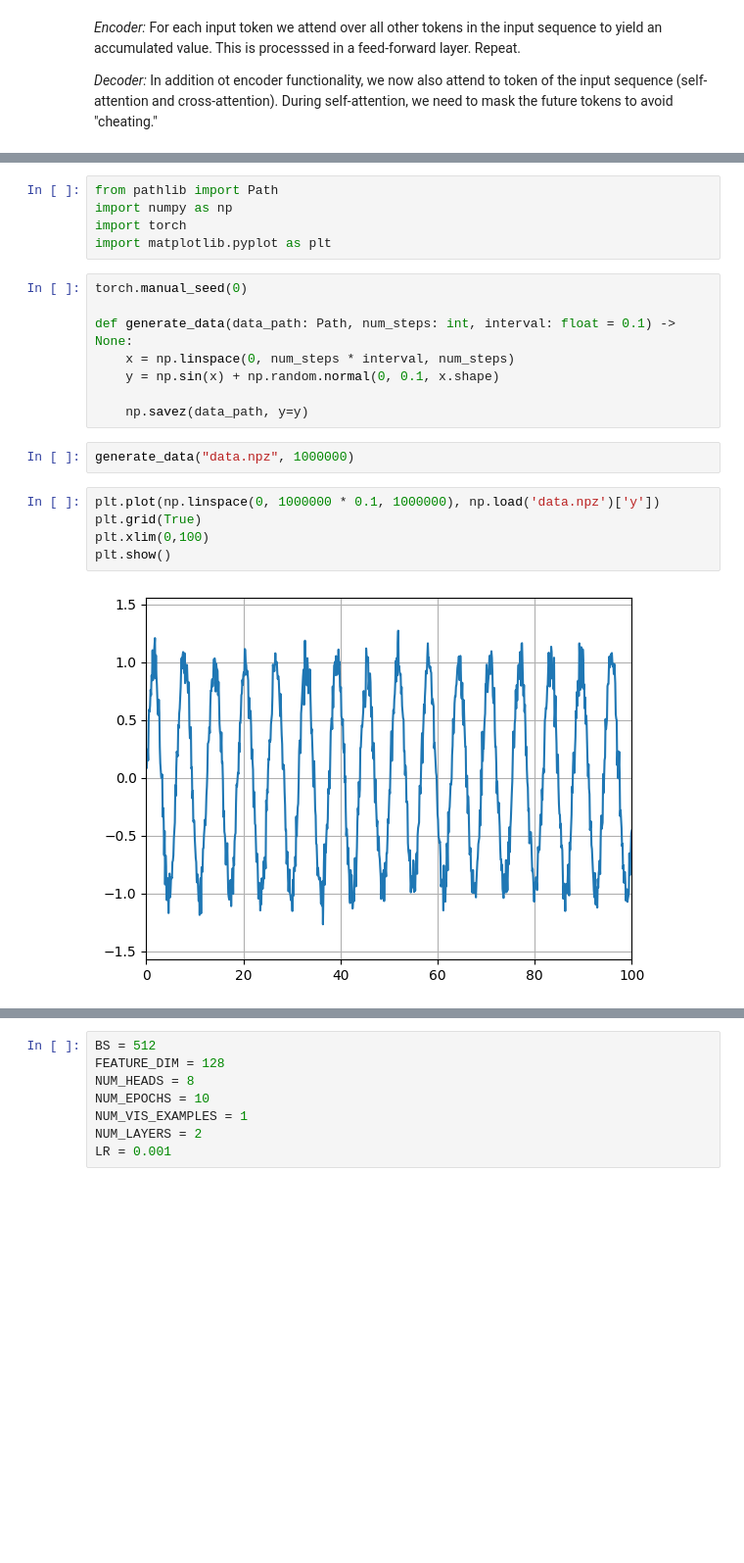
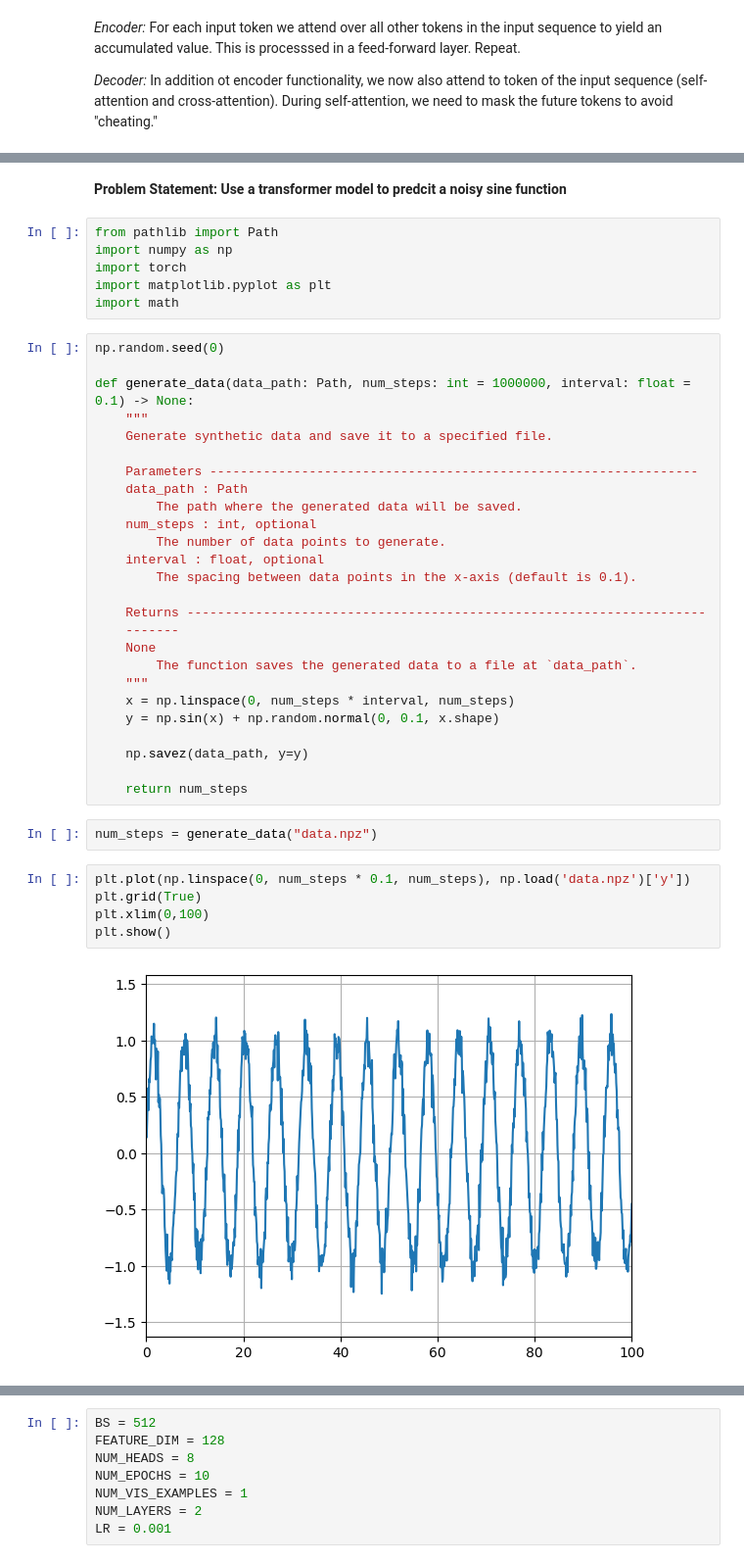
Before and after one commit to marilynbraojos/transformer_demo, a Jupyter notebook: sinefct_dev.ipynb, the cells around one changed output, grey strips where cells are left out. Shown at 98% size. Drawn from its saved outputs; the diff is of its cells as text; blank space fills up the shorter version.

Commit message:
generate data

```diff
--- a/sinefct_dev.ipynb
+++ b/sinefct_dev.ipynb
@@ -18,23 +49,44 @@ Note: This is not exactly what Oliver S. released and I've modified the way the
+# %% [markdown]
+**Problem Statement: Use a transformer model to predcit a noisy sine function**
 # %%
 from pathlib import Path
 import numpy as np
 import torch
 import matplotlib.pyplot as plt
+import math
 # %%
-torch.manual_seed(0)
+np.random.seed(0)
 
-def generate_data(data_path: Path, num_steps: int, interval: float = 0.1) -> None:
+def generate_data(data_path: Path, num_steps: int = 1000000, interval: float = 0.1) -> None:
+    """
+    Generate synthetic data and save it to a specified file.
+
+    Parameters ----------------------------------------------------------------
+    data_path : Path
+        The path where the generated data will be saved.
+    num_steps : int, optional
+        The number of data points to generate.
+    interval : float, optional
+        The spacing between data points in the x-axis (default is 0.1).
+
+    Returns --------------------------------------------------------------------
+    -------
+    None
+        The function saves the generated data to a file at `data_path`.
+    """
     x = np.linspace(0, num_steps * interval, num_steps)
     y = np.sin(x) + np.random.normal(0, 0.1, x.shape)
 
     np.savez(data_path, y=y)
+
+    return num_steps
 # %%
-generate_data("data.npz", 1000000)
+num_steps = generate_data("data.npz")
 # %%
-plt.plot(np.linspace(0, 1000000 * 0.1, 1000000), np.load('data.npz')['y'])
+plt.plot(np.linspace(0, num_steps * 0.1, num_steps), np.load('data.npz')['y'])
 plt.grid(True)
 plt.xlim(0,100)
 plt.show()
 # %% [output]
-[figure, old version]
+[figure, new version]
 # %%
```
Also changed, not shown: parts of 17 cells of this notebook.
